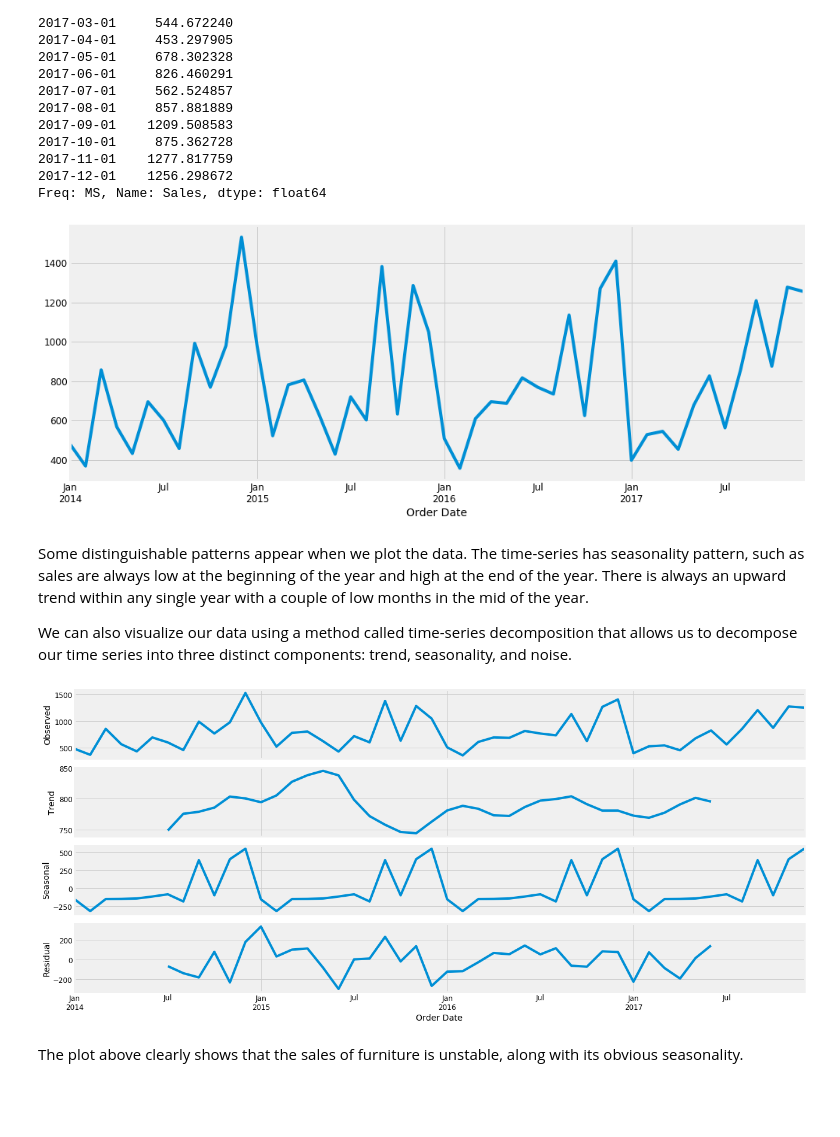
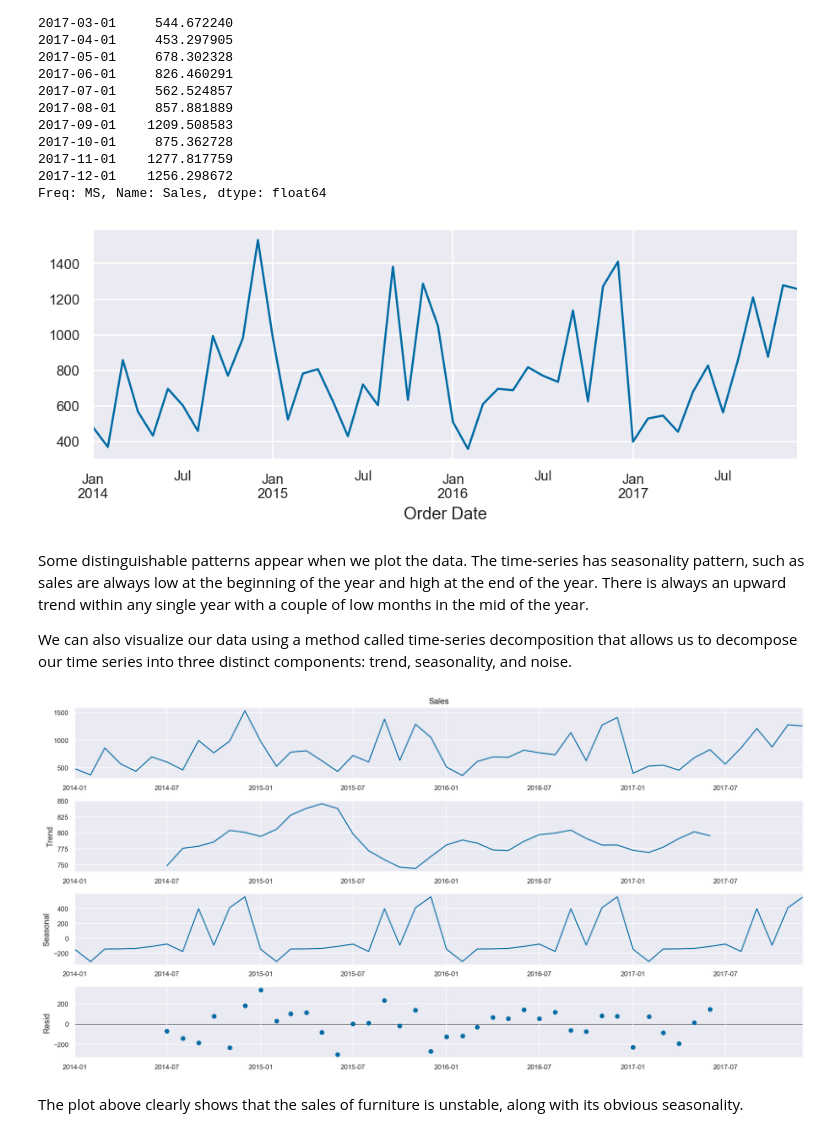
Before and after one commit to Kon90/python-time-series-forecasting, a Jupyter notebook: Python Time Series Analysis and Forecasting.ipynb, the cells around one changed output. Saved outputs shown, nothing was run; the diff lists cells and outputs as text; code cells hidden in the pictures; blank space fills up the shorter version.

```diff
--- a/Python Time Series Analysis and Forecasting.ipynb
+++ b/Python Time Series Analysis and Forecasting.ipynb
@@ -7,11 +7,17 @@ import itertools
 import numpy as np
 import matplotlib.pyplot as plt
 warnings.filterwarnings("ignore")
-plt.style.use('fivethirtyeight')
+import seaborn as sns
+#sns.set_style('whitegrid')
+sns.set(style="darkgrid")
+%matplotlib inline
+#plt.style.use('tableau-colorblind10')
+plt.style.use('tableau-colorblind10')
 import pandas as pd
 import statsmodels.api as sm
 import matplotlib
-matplotlib.rcParams['axes.labelsize'] = 14
-matplotlib.rcParams['xtick.labelsize'] = 12
-matplotlib.rcParams['ytick.labelsize'] = 12
+matplotlib.rcParams['axes.labelsize'] = 12
+matplotlib.rcParams['xtick.labelsize'] = 10
+matplotlib.rcParams['ytick.labelsize'] = 10
 matplotlib.rcParams['text.color'] = 'k'
+plt.rcParams.update({'figure.figsize':(9,6), 'figure.dpi':120})
@@ -18,5 +30,5 @@ matplotlib.rcParams['text.color'] = 'k'
 # %%
-df = pd.read_excel("~/OneDrive - MSX International Limited/02 Training and Development/GitHub Repos/Time Series Analysis and Forecasting with Python/data/Sample - Superstore.xls")
+df = pd.read_excel("./data/Sample - Superstore.xls")
 furniture = df.loc[df['Category'] == 'Furniture']
 # %%
 furniture['Order Date'].min(), furniture['Order Date'].max()
@@ -80,22 +102,22 @@ Order Date
 2017-12-01    1256.298672
 Freq: MS, Name: Sales, dtype: float64
 # %%
-y.plot(figsize=(15, 6))
+y.plot(figsize=(8, 3))
 plt.show()
 # %% [output]
-[figure, old version]
+[figure, new version]
 # %% [markdown]
 Some distinguishable patterns appear when we plot the data. The time-series has seasonality pattern, such as sales are always low at the beginning of the year and high at the end of the year. There is always an upward trend within any single year with a couple of low months in the mid of the year.
 
 We can also visualize our data using a method called time-series decomposition that allows us to decompose our time series into three distinct components: trend, seasonality, and noise.
 # %%
 from pylab import rcParams
-rcParams['figure.figsize'] = 18, 8
+rcParams['figure.figsize'] = 16, 8
 decomposition = sm.tsa.seasonal_decompose(y, model='additive')
 fig = decomposition.plot()
 plt.show()
 # %% [output]
-[figure, old version]
+[figure, new version]
 # %% [markdown]
 The plot above clearly shows that the sales of furniture is unstable, along with its obvious seasonality.
 # %% [markdown]
```
Also changed, not shown: parts of 8 cells of this notebook.
